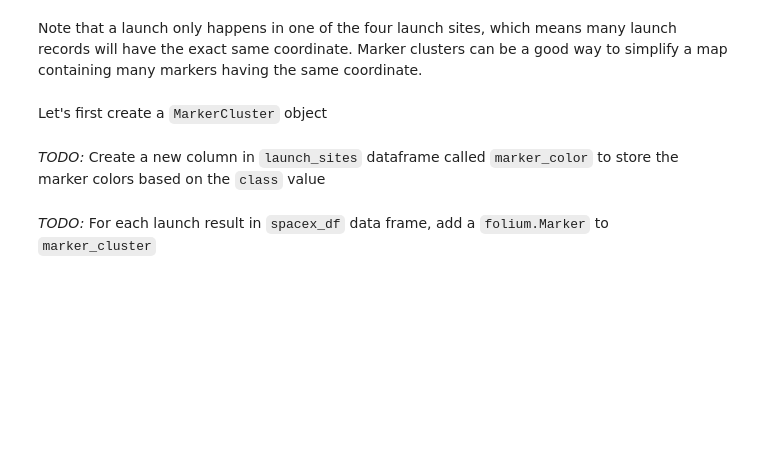
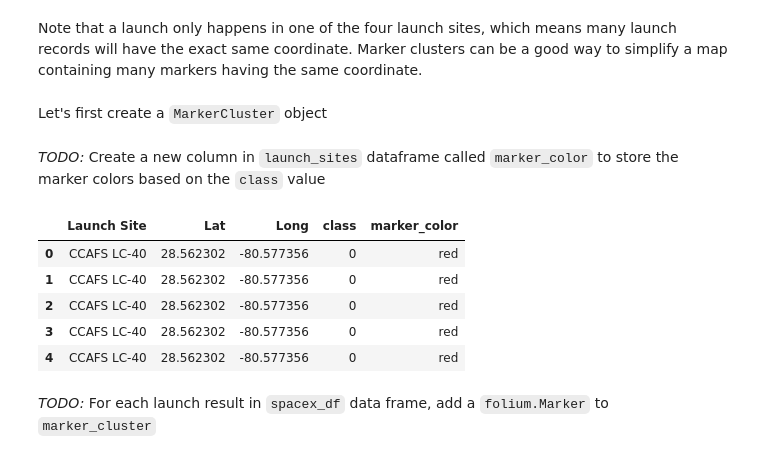
Before and after one commit to AndreaSibilia/IBM-Data-Science, a Jupyter notebook: 6-lab_jupyter_launch_site_location.jupyterlite.ipynb, the cells around one changed output. Cells and saved outputs as stored; diff of their text form; code cells hidden in the pictures; blank space fills up the shorter version.

```diff
--- a/6-lab_jupyter_launch_site_location.jupyterlite.ipynb
+++ b/6-lab_jupyter_launch_site_location.jupyterlite.ipynb
@@ -149,9 +197,18 @@ marker_cluster = MarkerCluster()
 # %% [markdown]
 *TODO:* Create a new column in `launch_sites` dataframe called `marker_color` to store the marker colors based on the `class` value
 # %%
-
+# Create a new column in spacex_df called marker_color to store the marker colors based on the class value
+spacex_df['marker_color'] = spacex_df['class'].apply(lambda x: 'green' if x == 1 else 'red')
+spacex_df.head()
 # Apply a function to check the value of `class` column
 # If class=1, marker_color value will be green
 # If class=0, marker_color value will be red
+# %% [output]
+|  | Launch Site | Lat | Long | class | marker_color |
+| 0 | CCAFS LC-40 | 28.562302 | -80.577356 | 0 | red |
+| 1 | CCAFS LC-40 | 28.562302 | -80.577356 | 0 | red |
+| 2 | CCAFS LC-40 | 28.562302 | -80.577356 | 0 | red |
+| 3 | CCAFS LC-40 | 28.562302 | -80.577356 | 0 | red |
+| 4 | CCAFS LC-40 | 28.562302 | -80.577356 | 0 | red |
 # %% [markdown]
 *TODO:* For each launch result in `spacex_df` data frame, add a `folium.Marker` to `marker_cluster`
```
Also changed, not shown: parts of 10 cells of this notebook.
